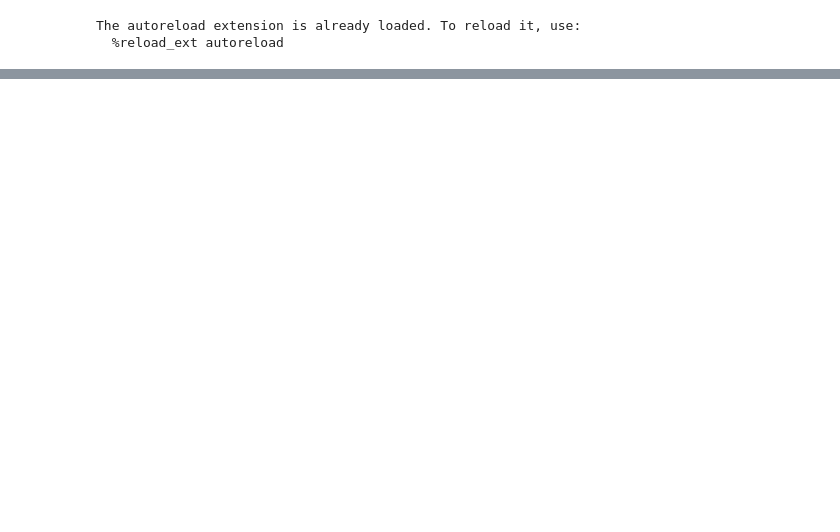
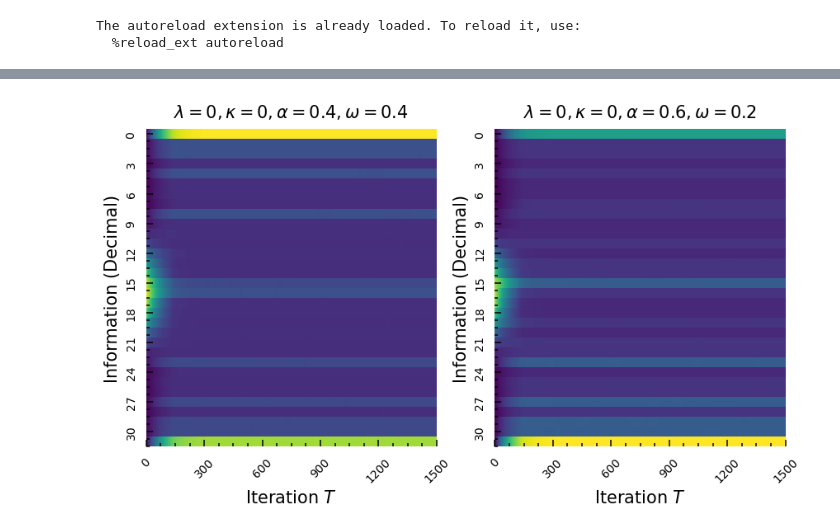
Before and after one commit to patrick-oliveira/EntropiaGrafos, a Jupyter notebook: notebooks/two_polarized_group_plus_neutral.ipynb, the cells around one changed output, grey strips where cells are left out. Cells and saved outputs as stored; diff of their text form; code cells hidden in the pictures; blank space fills up the shorter version.

```diff
--- a/notebooks/two_polarized_group_plus_neutral.ipynb
+++ b/notebooks/two_polarized_group_plus_neutral.ipynb
@@ -31,0 +146,94 @@ get_runs_paths(a[6], "../results/two_polarized_group_plus_neutral/")
+# %%
+from matplotlib.ticker import MaxNLocator
+
+nrows = 1
+ncols = 2
+
+titles = [
+    r"$\lambda = 0, \kappa = 0, \alpha = 0.4, \omega = 0.4$",
+    r"$\lambda = 0, \kappa = 0, \alpha = 0.6, \omega = 0.2$"
+]
+title_size = 15
+single_ylabel = True
+position_ylabel = "left"
+ylabel = ""
+ylabel_fontsize = 15
+xlabel_bottom_only = True
+xlabel = ""
+xlabel_fontsize = 15
+axis_width = 1.08
+tick_pad = 8
+tick_label_size = 17
+num_x_ticks = 3
+num_y_ticks= 3
+
+
+fig, axs = plt.subplots(nrows = nrows, ncols = ncols, figsize = (5*ncols, 5*nrows))
+fig, axs = classical_structure(
+    fig,
+    axs,
+    axis_width,
+    tick_pad,
+    tick_label_size,
+    num_x_ticks,
+    num_y_ticks
+)
+fig, axs = format_text(
+    fig,
+    axs,
+    titles,
+    title_size,
+    single_ylabel,
+    position_ylabel,
+    ylabel,
+    ylabel_fontsize,
+    xlabel_bottom_only,
+    xlabel,
+    xlabel_fontsize
+)
+
+# ************
+
+param = selected_params = [x for x in params if x['kappa'] == 0 and x['lambd'] == 0 and x['alpha'] == 0.4 and x["omega"] == 0.4].pop()
+data = results[make_tuple(param, True)]
+_, ax = heat_plot(data['distribution'][:500], cmap = 'viridis', fig = fig, ax = axs[0])
+
+axs[0].set_ylabel("Information (Decimal)")
+axs[0].set_xlabel(r"Iteration $T$")
+
+axs[0].tick_params(
+    which = 'both',
+    top = False,
+    right = False,
+    labelsize = 10
+)
+
+axs[0].xaxis.set_major_locator(MaxNLocator(5))
+new_tick_locations = axs[0].get_xticks()
+ticks = [int(x) for x in new_tick_locations]
+axs[0].set_xticks(new_tick_locations)
+axs[0].set_xticklabels(ticks, rotation = 45)
+
+
+
+
+param = selected_params = [x for x in params if x['kappa'] == 0 and x['lambd'] == 0 and x['alpha'] == 0.6 and x["omega"] == 0.2].pop()
+data = results[make_tuple(param, True)]
+_, ax = heat_plot(data['distribution'][:500], cmap = 'viridis', fig = fig, ax = axs[1])
+
+axs[1].set_ylabel("Information (Decimal)")
+axs[1].set_xlabel(r"Iteration $T$")
+
+axs[1].tick_params(
+    which = 'both',
+    top = False,
+    right = False,
+    labelsize = 10
+)
+
+axs[1].xaxis.set_major_locator(MaxNLocator(5))
+new_tick_locations = axs[1].get_xticks()
+ticks = [int(x) for x in new_tick_locations]
+axs[1].set_xticks(new_tick_locations)
+axs[1].set_xticklabels(ticks, rotation = 45)
+# %% [output]
@@ -32,3 +246,4 @@ get_runs_paths(a[6], "../results/two_polarized_group_plus_neutral/")
+[figure, added]
 # %%
 # parameters
 
```
Also changed, not shown: parts of 7 cells of this notebook, 19 other files.
